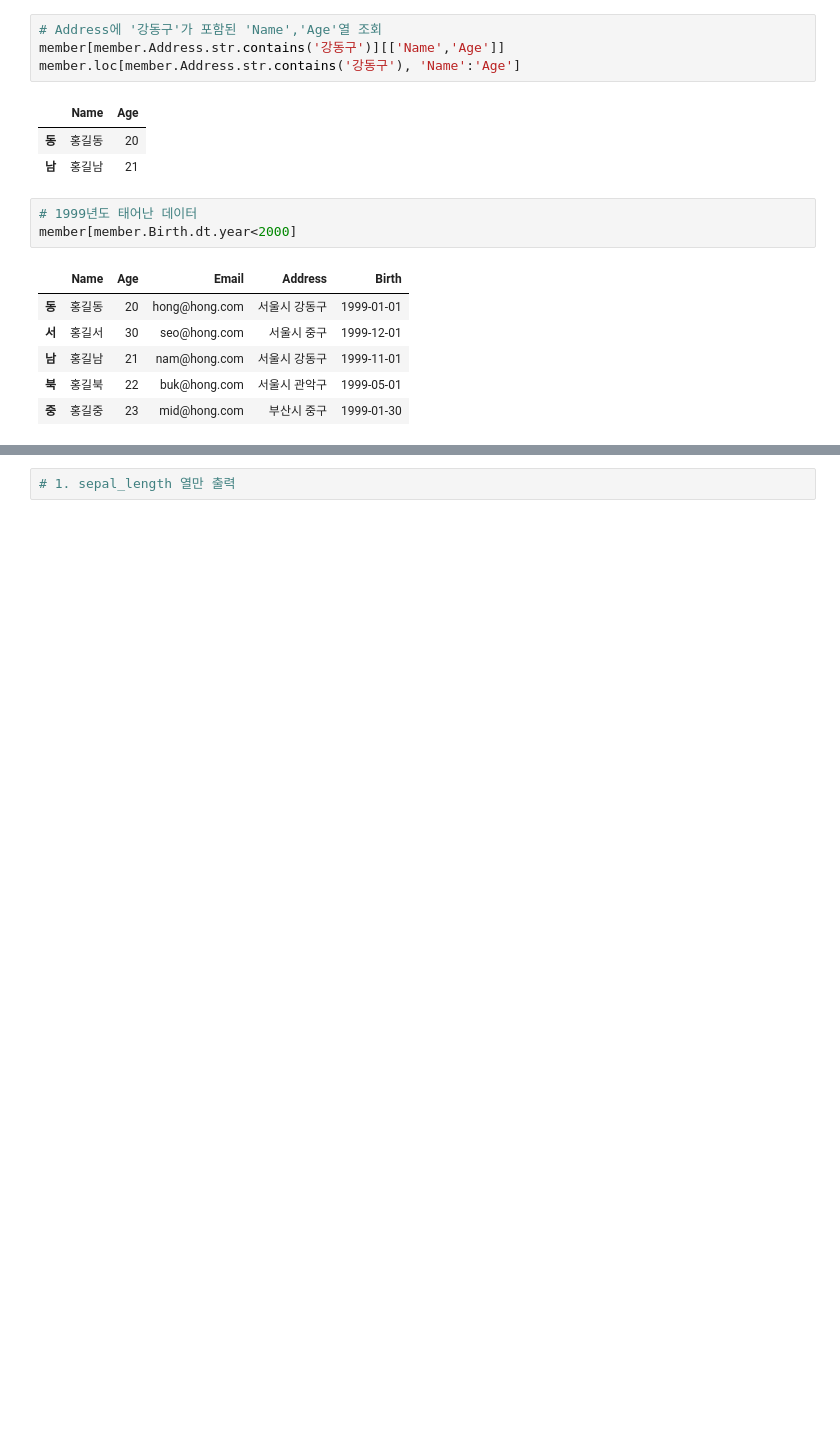
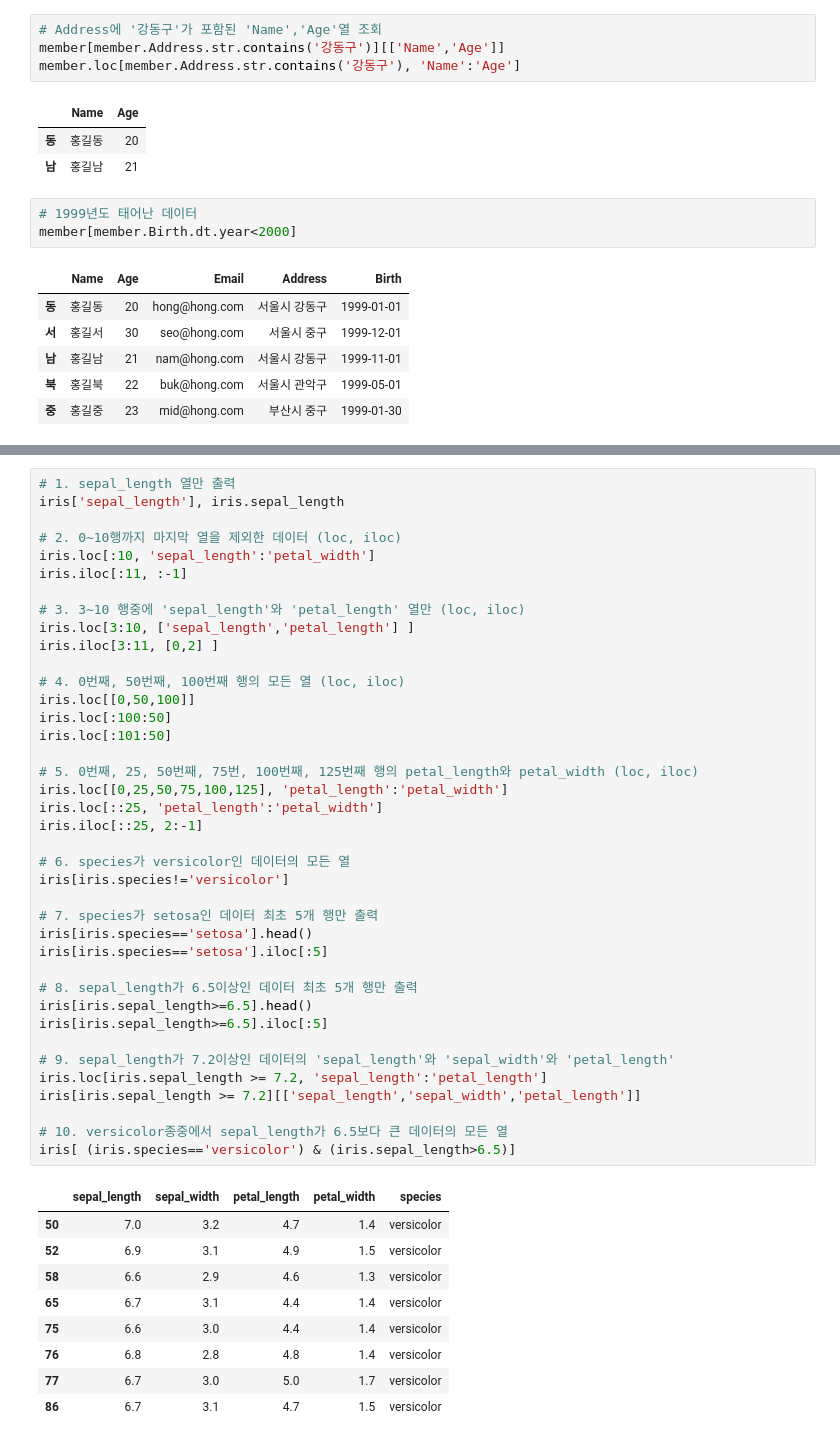
Before and after one commit to comlec/ai_x, a Jupyter notebook: source/01_python/ch11_데이터프레임과시리즈(Pandas)_1절~8절.ipynb, the cells around one changed output, grey strips where cells are left out. Drawn from its saved outputs; the diff is of its cells as text; blank space fills up the shorter version.

```diff
--- a/source/01_python/ch11_데이터프레임과시리즈(Pandas)_1절~8절.ipynb
+++ b/source/01_python/ch11_데이터프레임과시리즈(Pandas)_1절~8절.ipynb
@@ -1016,2 +1016,49 @@ iris.head(1)
 # %%
 # 1. sepal_length 열만 출력
+iris['sepal_length'], iris.sepal_length
+
+# 2. 0~10행까지 마지막 열을 제외한 데이터 (loc, iloc)
+iris.loc[:10, 'sepal_length':'petal_width']
+iris.iloc[:11, :-1]
+
+# 3. 3~10 행중에 'sepal_length'와 'petal_length' 열만 (loc, iloc)
+iris.loc[3:10, ['sepal_length','petal_length'] ]
+iris.iloc[3:11, [0,2] ]
+
+# 4. 0번째, 50번째, 100번째 행의 모든 열 (loc, iloc)
+iris.loc[[0,50,100]]
+iris.loc[:100:50]
+iris.loc[:101:50]
+
+# 5. 0번째, 25, 50번째, 75번, 100번째, 125번째 행의 petal_length와 petal_width (loc, iloc)
+iris.loc[[0,25,50,75,100,125], 'petal_length':'petal_width']
+iris.loc[::25, 'petal_length':'petal_width']
+iris.iloc[::25, 2:-1]
+
+# 6. species가 versicolor인 데이터의 모든 열
+iris[iris.species!='versicolor']
+
+# 7. species가 setosa인 데이터 최초 5개 행만 출력
+iris[iris.species=='setosa'].head()
+iris[iris.species=='setosa'].iloc[:5]
+
+# 8. sepal_length가 6.5이상인 데이터 최초 5개 행만 출력
+iris[iris.sepal_length>=6.5].head()
+iris[iris.sepal_length>=6.5].iloc[:5]
+
+# 9. sepal_length가 7.2이상인 데이터의 'sepal_length'와 'sepal_width'와 'petal_length'
+iris.loc[iris.sepal_length >= 7.2, 'sepal_length':'petal_length']
+iris[iris.sepal_length >= 7.2][['sepal_length','sepal_width','petal_length']]
+
+# 10. versicolor종중에서 sepal_length가 6.5보다 큰 데이터의 모든 열
+iris[ (iris.species=='versicolor') & (iris.sepal_length>6.5)]
+# %% [output]
+|  | sepal_length | sepal_width | petal_length | petal_width | species |
+| 50 | 7.0 | 3.2 | 4.7 | 1.4 | versicolor |
+| 52 | 6.9 | 3.1 | 4.9 | 1.5 | versicolor |
+| 58 | 6.6 | 2.9 | 4.6 | 1.3 | versicolor |
+| 65 | 6.7 | 3.1 | 4.4 | 1.4 | versicolor |
+| 75 | 6.6 | 3.0 | 4.4 | 1.4 | versicolor |
+| 76 | 6.8 | 2.8 | 4.8 | 1.4 | versicolor |
+| 77 | 6.7 | 3.0 | 5.0 | 1.7 | versicolor |
+| 86 | 6.7 | 3.1 | 4.7 | 1.5 | versicolor |
```
Also changed, not shown: parts of 4 cells of this notebook, 1 other file.
